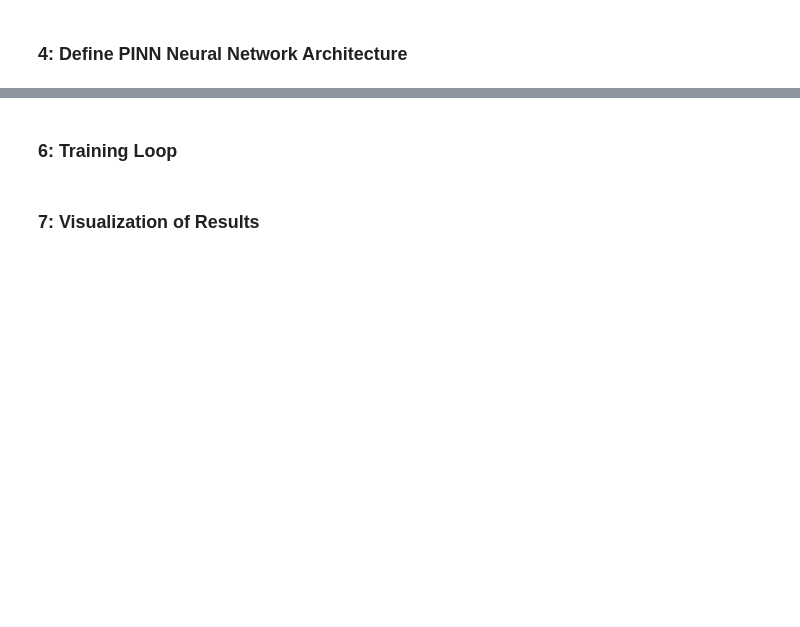
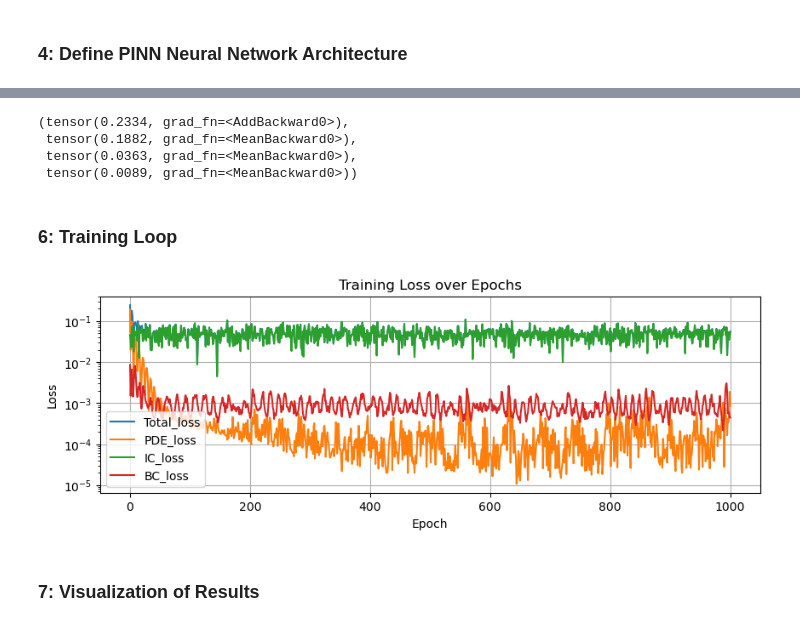
Before and after one commit to imriaharoni/PINN_Workshop, a Jupyter notebook: PINN_1D_Heat_Eq_Workshop.ipynb, the cells around one changed output, grey strips where cells are left out. Saved outputs shown, nothing was run; the diff lists cells and outputs as text; code cells hidden in the pictures; blank space fills up the shorter version.

```diff
--- a/PINN_1D_Heat_Eq_Workshop.ipynb
+++ b/PINN_1D_Heat_Eq_Workshop.ipynb
@@ -214,9 +221,9 @@ def compute_pde_loss(model, x, t, system_params):
     u = model(x, t)
 
     # derivatives
-    du_dt = torch.autograd.grad(u, t,grad_outputs=torch.ones_like(u), create_graph=True)[0]
-    du_dx = torch.autograd.grad(u, x, grad_outputs=torch.ones_like(u),create_graph=True)[0]
-    d2u_dx2 = torch.autograd.grad(du_dx, x,grad_outputs=torch.ones_like(du_dx),create_graph=True)[0]
+    du_dt = torch.autograd.grad(u, t,grad_outputs=torch.ones_like(u), create_graph=True, retain_graph= True)[0]
+    du_dx = torch.autograd.grad(u, x, grad_outputs=torch.ones_like(u),create_graph=True, retain_graph= True)[0]
+    d2u_dx2 = torch.autograd.grad(du_dx, x,grad_outputs=torch.ones_like(du_dx),create_graph=True, retain_graph= True)[0]
 
     # raw residual
     residual = du_dt - alpha_nd * d2u_dx2
@@ -233,7 +240,7 @@ def compute_data_loss(model, x, t, u_target):
     loss = torch.mean((u_pred - u_target)**2)
     return loss
 
-def total_loss(model, system_params, train_data, normalize=False):
+def total_loss(model, system_params, train_data):
     """
     Combine PDE, initial-condition, and boundary-condition losses.
     """
@@ -244,45 +251,53 @@ def total_loss(model, system_params, train_data, normalize=False):
 
     combined = loss_pde + loss_ic + loss_bc
 
-    print(f"loss_pde: {loss_pde.item():.3e}")
-    print(f"loss_ic : {loss_ic.item():.3e}")
-    print(f"loss_bc : {loss_bc.item():.3e}")
-    print(f"total   : {combined.item():.3e}")
+    return combined, loss_pde, loss_ic, loss_bc
 
-    return combined
-
-total_loss(model, system_params, train_data, normalize=False)
+total_loss(model, system_params, train_data)
+# %% [output]
+(tensor(0.2334, grad_fn=<AddBackward0>),
+ tensor(0.1882, grad_fn=<MeanBackward0>),
+ tensor(0.0363, grad_fn=<MeanBackward0>),
+ tensor(0.0089, grad_fn=<MeanBackward0>))
 # %% [markdown]
 ### 6: Training Loop
 # %%
-n_epochs = 5000
-loss_history = []  # List to store loss values for plotting
+n_epochs = 1000
+loss_history, loss_pde_history, loss_ic_history, loss_bc_history = [], [], [], [] # initialize lists to store loss values for plotting
 
 # Define optimizer with learning rate for the model parameters
 optimizer = optim.Adam(model.parameters(), lr=0.001)
 
 for epoch in range(n_epochs + 1):
     optimizer.zero_grad()  # Reset gradients
-    loss = total_loss(model, system_params, train_data, normalize=True)  # Compute total loss
-    loss.backward(retain_graph=True)  # Compute gradients with retain_graph=True
+    train_data = generate_training_data(system_params, n_domain = 100, n_boundary = 100)
+    combined_loss,loss_pde, loss_ic, loss_bc = total_loss(model, system_params, train_data)  # Compute total loss
+    combined_loss.backward(retain_graph=True)  # Compute gradients with retain_graph=True
     optimizer.step()  # Update network parameters
 
-    # Store loss for plotting
-    loss_history.append(loss.item())
+    # Store losses for plotting
+    loss_history.append(combined_loss.item())
+    loss_pde_history.append(loss_pde.item())
+    loss_ic_history.append(loss_ic.item())
+    loss_bc_history.append(loss_bc.item())
 
-    # Print progress every 100 epochs
-    if epoch % (n_epochs/5) == 0:
-        print(f"Epoch {epoch}, Loss: {loss.item():.6f}")
 
 # Plot the loss over epochs
-plt.figure(figsize=(8, 3))
-plt.plot(loss_history)
+plt.figure(figsize=(10, 3))
+# plot loss_pde, loss_ic, loss_bc
+plt.plot(loss_history, label='Total_loss')
+plt.plot(loss_pde_history, label='PDE_loss')
+plt.plot(loss_ic_history, label='IC_loss')
+plt.plot(loss_bc_history, label='BC_loss')
 plt.xlabel('Epoch')
 plt.ylabel('Loss')
 plt.title('Training Loss over Epochs')
 plt.grid(True)
 plt.yscale('log')  # Log scale often helps visualize loss decay better
+plt.legend()
 plt.show()
+# %% [output]
+[figure, added]
 # %% [markdown]
 ### 7: Visualization of Results
 # %%
```
Also changed, not shown: parts of 5 cells of this notebook, 1 other file.
